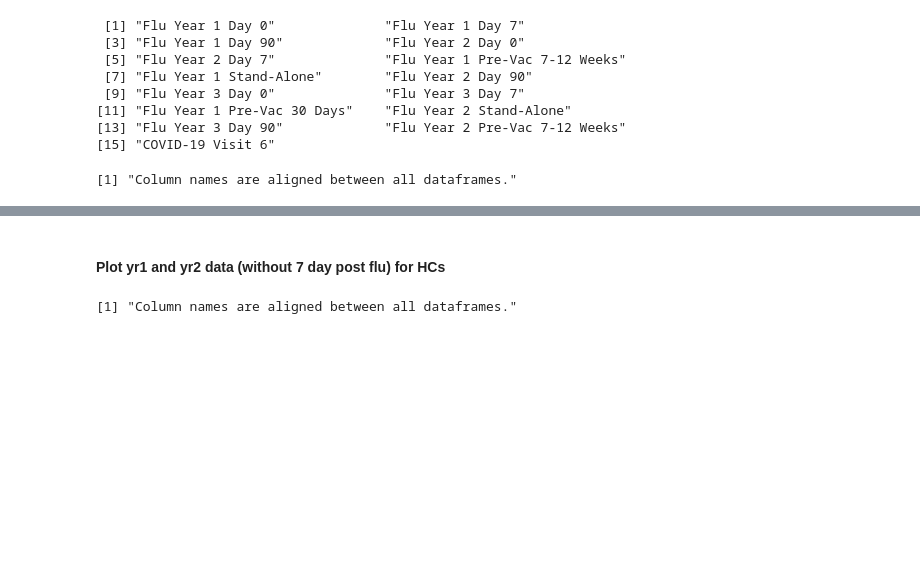
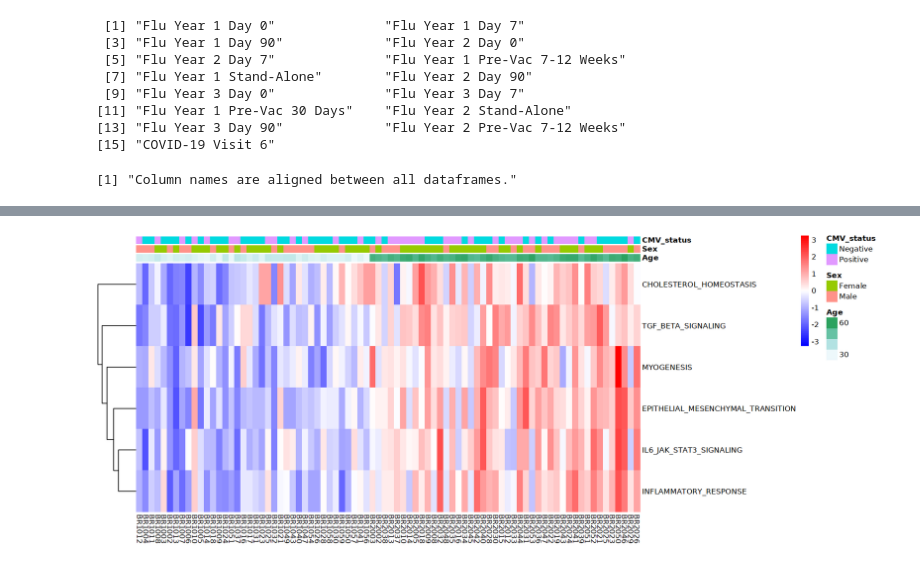
Before and after one commit to aifimmunology/sound-life-scrna-analysis, a Jupyter notebook: Mehul_Notebooks/Olink_pathway_Mehul/Olink_analysis.ipynb, the cells around one changed output, grey strips where cells are left out. Drawn from its saved outputs; the diff is of its cells as text; code cells hidden in the pictures; blank space fills up the shorter version.

```diff
--- a/Mehul_Notebooks/Olink_pathway_Mehul/Olink_analysis.ipynb
+++ b/Mehul_Notebooks/Olink_pathway_Mehul/Olink_analysis.ipynb
@@ -684,14 +360,0 @@ df_list <- list(yr1_0, yr1_7, yr1_90, yr2_0, yr2_7, yr2_90, yr1_prevac, yr2_prev
-# %% [markdown]
-#### Plot yr1 and yr2 data (without 7 day post flu) for HCs
-# %%
-#Check alignment
-df_list <- list(yr1_0, yr1_7, yr1_90, yr2_0, yr2_7, yr2_90, yr1_prevac, yr2_prevac, yr3_0, yr3_7, yr3_90)
-
-all_aligned <- all(sapply(2:length(df_list), function(i) identical(names(df_list[[i]]), names(df_list[[1]]))))
-if(all_aligned) {
-  print("Column names are aligned between all dataframes.")
-} else {
-  print("Column names are not aligned between all dataframes.")
-}
-# %% [output]
-[1] "Column names are aligned between all dataframes."
@@ -701,0 +361,45 @@ exprMatrix_all <- t(exprMatrix_all)
+# %%
+cols <- colnames(sleaDF1)
+
+# Separate columns based on prefix
+br1_cols <- cols[grep("^BR1", cols)]
+br2_cols <- cols[grep("^BR2", cols)]
+
+# Combine the columns in the desired order
+new_order <- c(br1_cols, br2_cols)
+
+# Rearrange the dataframe
+sleaDF1 <- sleaDF1[, new_order]
+
+# Subset filtered_meta to match the column names in df_ordered
+annotations <- filtered_meta[filtered_meta$SampleID %in% colnames(df_ordered), ]
+
+# Create a subset with only Age, Sex and CMV annotations
+annotations_subset <- filtered_meta[filtered_meta$SampleID %in% colnames(df_ordered), c("SampleID", "Age", "Sex", "CMV_status")]
+
+# Order annotations in the same order as df_ordered columns
+annotations_subset <- annotations_subset[match(colnames(sleaDF1), annotations_subset$SampleID), ]
+
+# Define color palettes for annotations (adjust colors as per your data)
+cohort_colors <- setNames(c("blue", "red"), unique(annotations$Cohort))
+sex_colors <- setNames(c("pink", "lightblue"), unique(annotations$Sex))
+
+# Combine color mappings into a list
+annotation_colors <- list(Cohort = cohort_colors, Sex = sex_colors)
+# %%
+options(repr.plot.width=15, repr.plot.height=6) # Adjust these values as needed
+
+# Define a color palette
+color_palette <- colorRampPalette(c("blue", "white", "red"))(100)
+
+# Create the heatmap
+pheatmap(sleaDF1,
+         clustering_distance_cols = "none", # Disable column clustering
+         clustering_distance_rows = "euclidean", # Default row clustering
+         cluster_cols = FALSE, # Keep columns in the same order
+         color = color_palette, # Use the defined color palette
+         scale = "row",
+         annotation_col = annotations_subset[, -1]# Scale rows to have 0 mean and 1 standard deviation
+)
+# %% [output]
+[figure, added]
```
Also changed, not shown: parts of 46 cells of this notebook, 3 other files.
